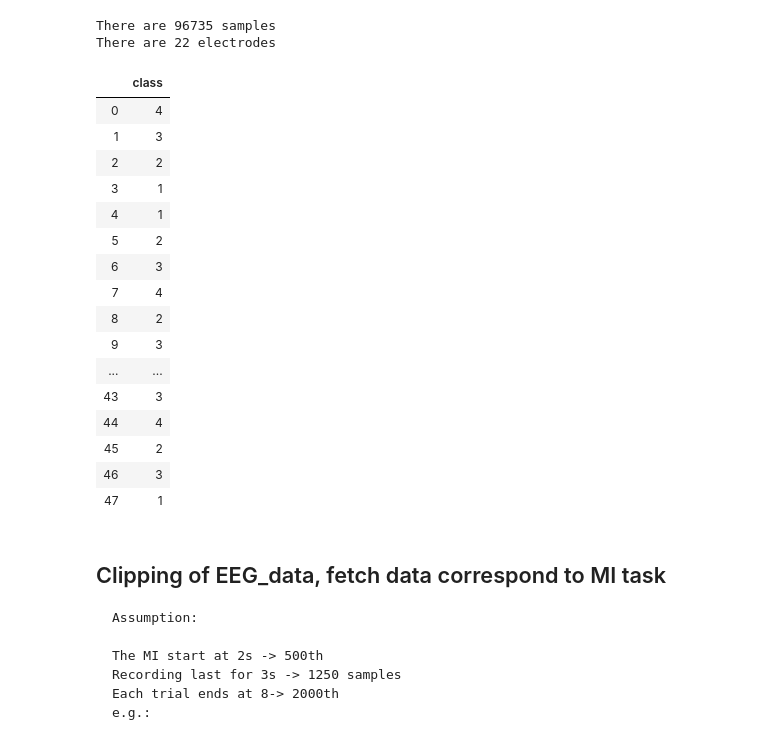
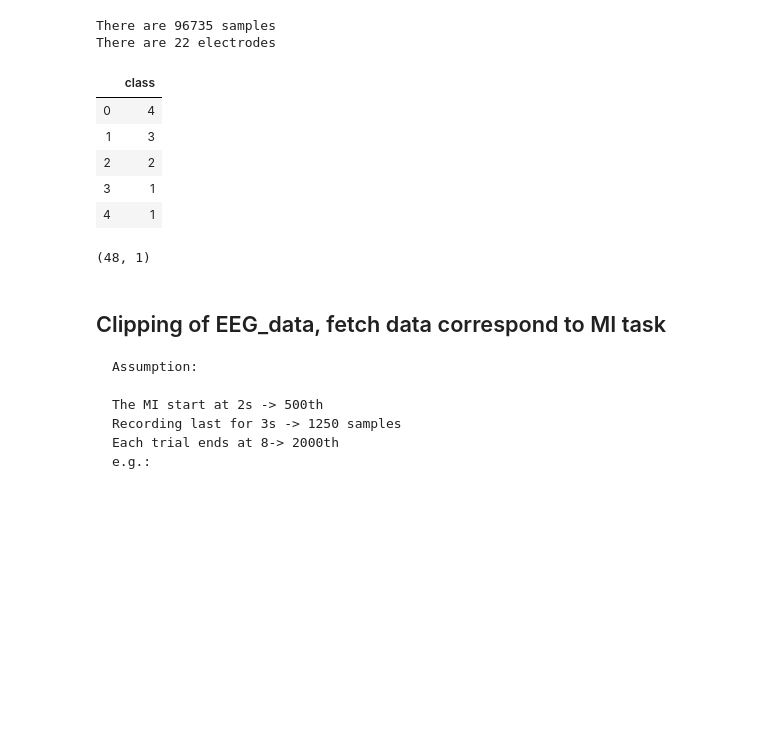
Before and after one commit to orvindemsy/MI-BCI-CSP, a Jupyter notebook: bci-competition-IV-dataset2a.ipynb, the cells around one changed output. Cells and saved outputs as stored; diff of their text form; code cells hidden in the pictures; blank space fills up the shorter version.

```diff
--- a/bci-competition-IV-dataset2a.ipynb
+++ b/bci-competition-IV-dataset2a.ipynb
@@ -110,25 +108,18 @@ There are 22 electrodes
 # %%
 # Visualizing the label of y
 data_y04 = pd.DataFrame(y04, columns=['class'])
-data_y04
+data_y04.head()
 # %% [output]
 |  | class |
 | 0 | 4 |
 | 1 | 3 |
 | 2 | 2 |
 | 3 | 1 |
 | 4 | 1 |
-| 5 | 2 |
-| 6 | 3 |
-| 7 | 4 |
-| 8 | 2 |
-| 9 | 3 |
-| ... | ... |
-| 43 | 3 |
-| 44 | 4 |
-| 45 | 2 |
-| 46 | 3 |
-| 47 | 1 |
+# %%
+data_y04.shape
+# %% [output]
+(48, 1)
 # %% [markdown]
 ## Clipping of EEG_data, fetch data correspond to MI task
 
```
Also changed, not shown: parts of 199 cells of this notebook.
